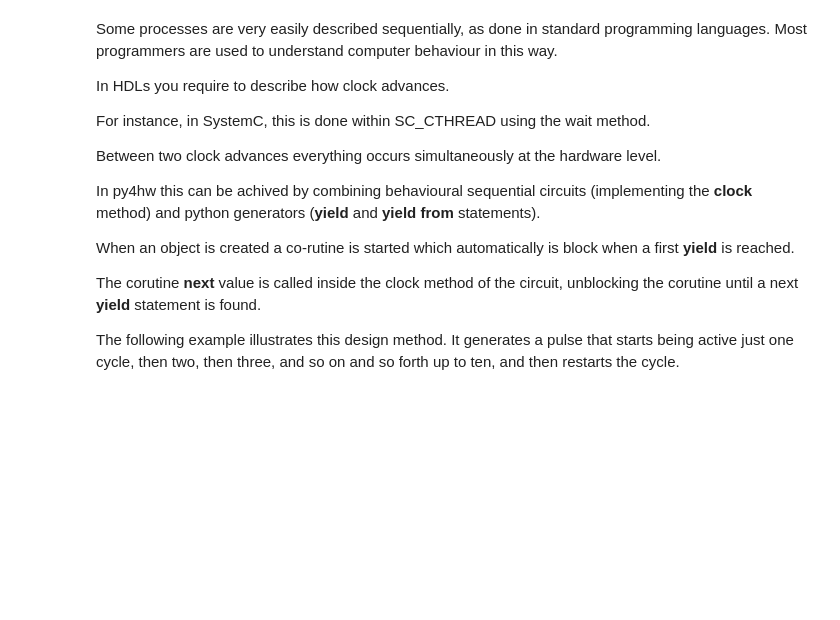
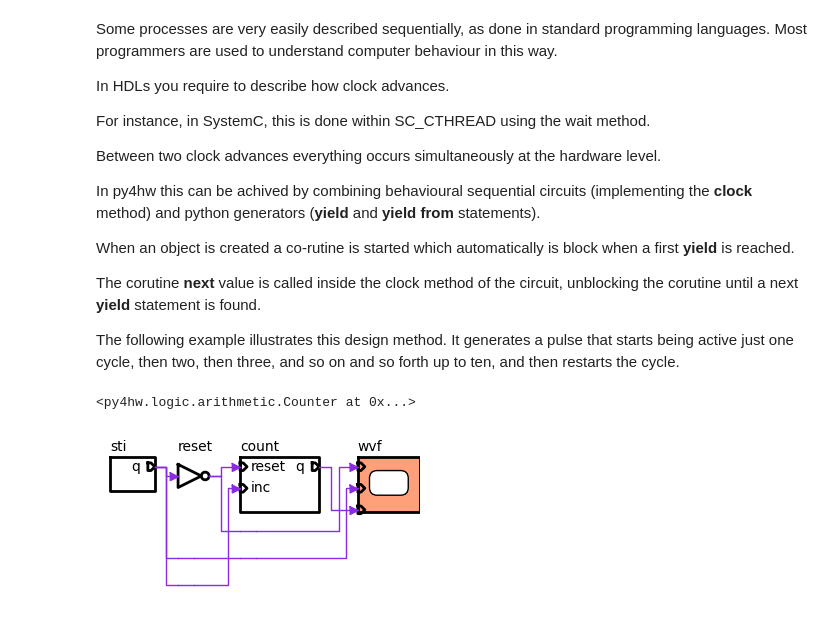
Before and after one commit to davidcastells/py4hw, a Jupyter notebook: tutorial/s04/Process.ipynb, the cells around one changed output. Saved outputs shown, nothing was run; the diff lists cells and outputs as text; code cells hidden in the pictures; blank space fills up the shorter version.

```diff
--- a/tutorial/s04/Process.ipynb
+++ b/tutorial/s04/Process.ipynb
@@ -54,9 +52,21 @@ class ComplexStimuli(py4hw.Logic):
 # %%
 sys = py4hw.HWSystem()
 q = sys.wire('q')
+count = sys.wire('count', 8)
+reset = sys.wire('reset')
+
 sti = ComplexStimuli(sys, 'sti', q)
+py4hw.Not(sys, 'reset', q, reset)
+py4hw.Counter(sys, 'count',  reset, q, count)
+# %% [output]
+<py4hw.logic.arithmetic.Counter at 0x...>
 # %%
-wvf = py4hw.Waveform(sys, 'wvf', [q])
+wvf = py4hw.Waveform(sys, 'wvf', [reset, q, count])
+
+sch = py4hw.Schematic(sys)
+sch.draw()
+# %% [output]
+[figure, added]
 # %%
 sys.getSimulator().clk(30)
 # %%
```
Also changed, not shown: parts of 2 cells of this notebook.
